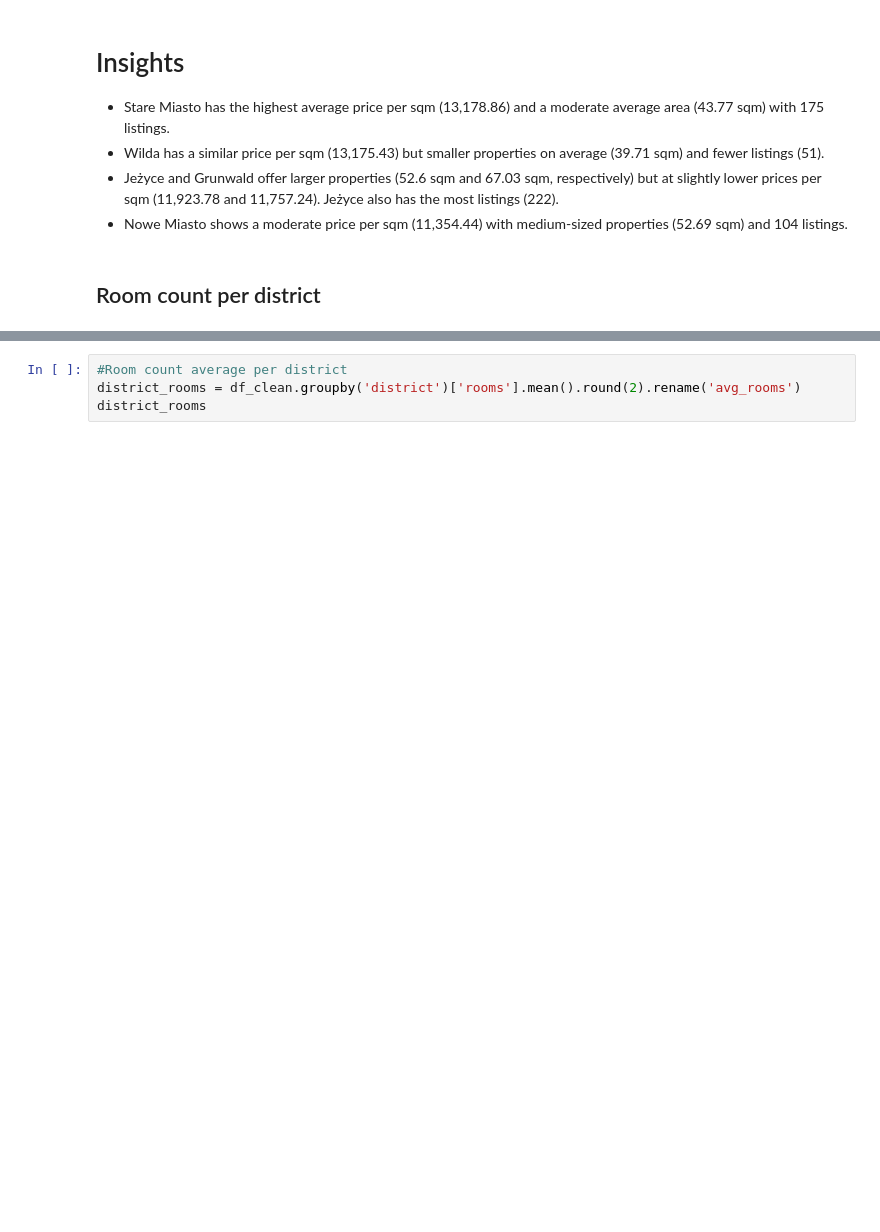
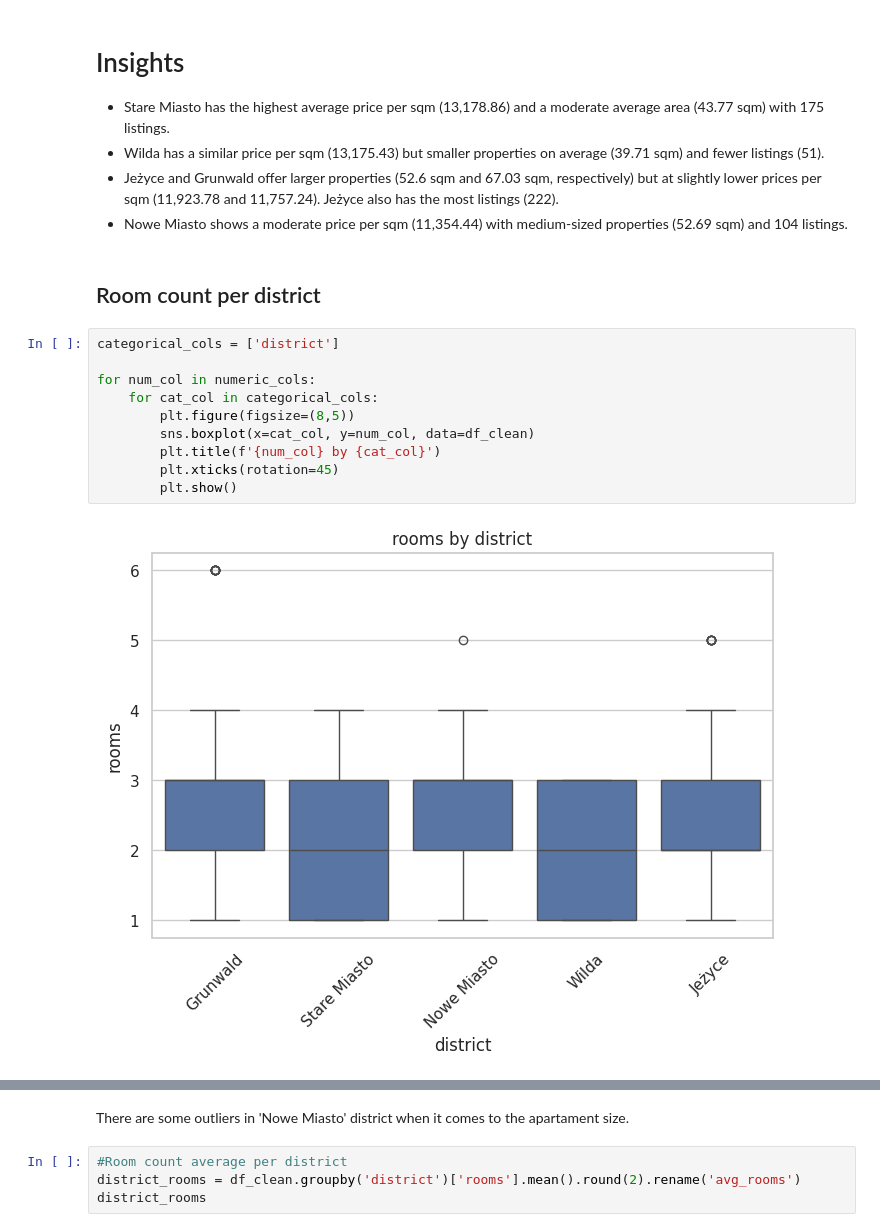
Before and after one commit to natcge/otodom_project, a Jupyter notebook: analyze.ipynb, the cells around one changed output, grey strips where cells are left out. Saved outputs shown, nothing was run; the diff lists cells and outputs as text; blank space fills up the shorter version.

```diff
--- a/analyze.ipynb
+++ b/analyze.ipynb
@@ -150,3 +164,15 @@ district_stats
 - Nowe Miasto shows a moderate price per sqm (11,354.44) with medium-sized properties (52.69 sqm) and 104 listings.
 # %% [markdown]
 ## Room count per district
+# %%
+categorical_cols = ['district']
+
+for num_col in numeric_cols:
+    for cat_col in categorical_cols:
+        plt.figure(figsize=(8,5))
+        sns.boxplot(x=cat_col, y=num_col, data=df_clean)
+        plt.title(f'{num_col} by {cat_col}')
+        plt.xticks(rotation=45)
+        plt.show()
+# %% [output]
+[figure, added]
@@ -153,3 +180,5 @@ district_stats
+# %% [markdown]
+There are some outliers in 'Nowe Miasto' district when it comes to the apartament size.
 # %%
 #Room count average per district
 district_rooms = df_clean.groupby('district')['rooms'].mean().round(2).rename('avg_rooms')
```
Also changed, not shown: parts of 10 cells of this notebook, 2 other files.
